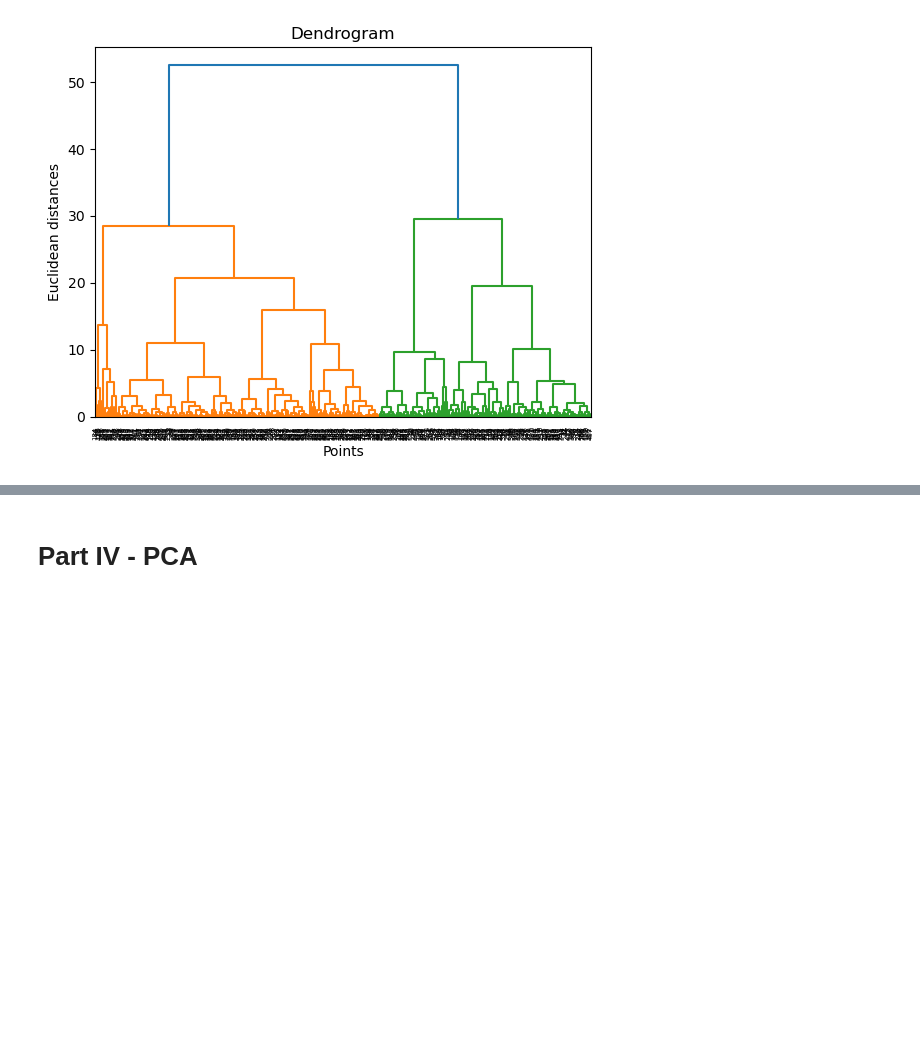
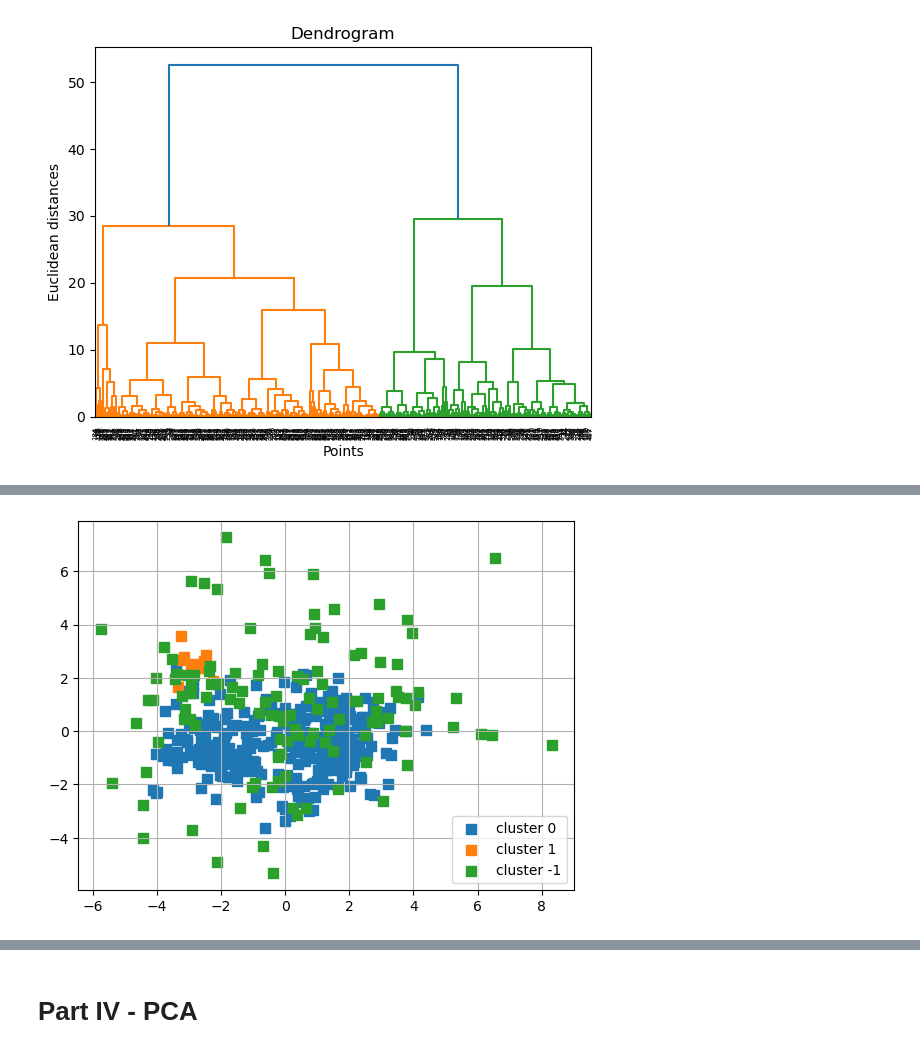
Before and after one commit to j-lepard/Understanding-Grocery-Data, a Jupyter notebook: Unsupervised Learning - Project.ipynb, the cells around one changed output, grey strips where cells are left out. Saved outputs shown, nothing was run; the diff lists cells and outputs as text; code cells hidden in the pictures; blank space fills up the shorter version.

Commit message:
Summary plot in prgress

```diff
--- a/Unsupervised Learning - Project.ipynb
+++ b/Unsupervised Learning - Project.ipynb
@@ -247,7 +254,11 @@ The K-Means are plotted used the X_pca. In other words, the 8-dimension data set
 
 # Now junk as using PCA => X_plotted_kmm = data_raw_log[['Milk_log', 'Frozen_log']].values
 
-def plot_clusters(X,y_res, plt_cluster_centers = False):
+def plot_clusters(X,y_res, plt_cluster_centers = False, ax=None):
+        ## This IF is for later when we want to print all the plots together.
+    if ax is None:
+        ax = plt.gca() #Get the current axis if none is provided
+
     X_centroids = []
     Y_centroids = []
 
@@ -345,0 +367,13 @@ plot_dendrogram(X_pca)
+# %%
+#dbs_metrics
+eps_ = 1.5
+min_samples_ = 5
+metric_ = 'euclidean'
+
+db = DBSCAN(eps=eps_, min_samples=min_samples_, metric=metric_)
+# %%
+y_db = db.fit_predict(X)
+
+plot_clusters(X_pca,y_db, ax=None)
+# %% [output]
+[figure, added]
```
Also changed, not shown: parts of 6 cells of this notebook.
